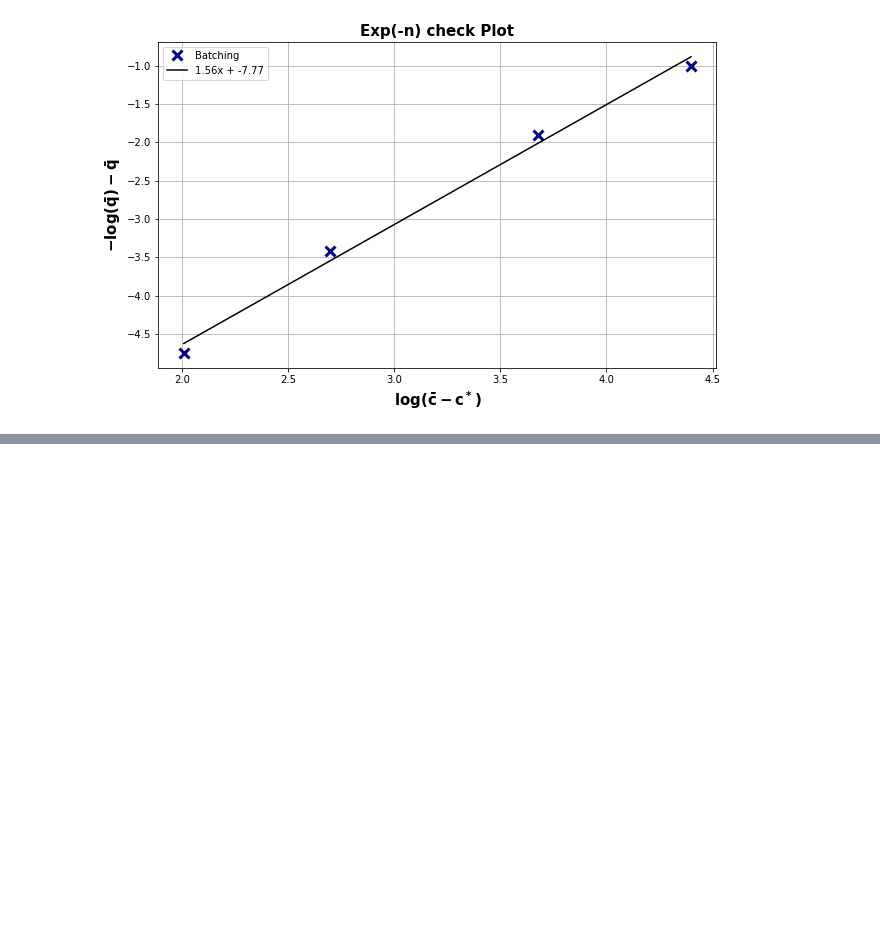
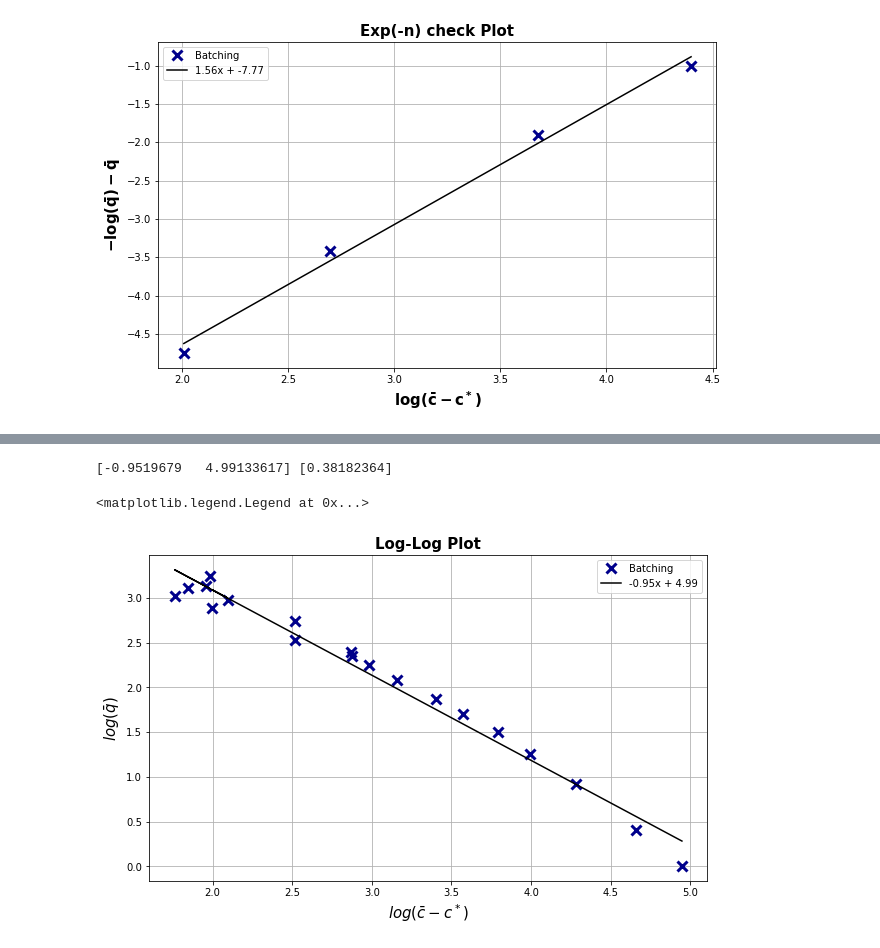
Before and after one commit to mew-two-github/Spatial-Matching-Simulations, a Jupyter notebook: fc_plots.ipynb, the cells around one changed output, grey strips where cells are left out. Saved outputs shown, nothing was run; the diff lists cells and outputs as text; code cells hidden in the pictures; blank space fills up the shorter version.

```diff
--- a/fc_plots.ipynb
+++ b/fc_plots.ipynb
@@ -1819,0 +1948,41 @@ plt.legend(["Batching", str(round(predict2_2[1],2))+"x + " + str(round(predict2_
+# %%
+# Polynomial fit
+deg = 1
+# xM2 = np.log(average_cost_M_sc[1:10]-Cstar)
+# yM2 = np.log(average_queue_M_sc[1:10])
+
+m = 1.01
+c = 0
+
+average_queue_B_p = average_queue_B[average_cost_B>Cstar_rand*m+c]
+average_cost_B_p = average_cost_B[average_cost_B>Cstar_rand*m+c]
+
+beg = 0
+end = len(average_cost_B_p) -1
+
+xB2 = np.log(average_cost_B_p[beg:end]-Cstar_rand)
+yB2 = np.log(average_queue_B_p[beg:end])
+
+
+
+plt.figure( figsize=(10,6) )
+plt.ylabel("Average queue length", weight='bold',fontsize=12)
+plt.xlabel("Average cost", weight='bold',fontsize=12)
+plt.title("c vs q", weight='bold',fontsize=15)
+plt.grid(True)
+plt.plot(xB2, yB2,'x',markersize = 10, markeredgewidth=3, markeredgecolor="darkblue")
+pB, resB, _, _, _ = np.polyfit(xB2, yB2, 1, full=True)
+print(pB,resB)
+predict2_2 = np.poly1d(pB)
+x  = np.array(xB2)
+y = predict2_2(x)
+plt.plot(x, y,'black')
+
+plt.ylabel(r"$log(\bar{q})$", weight='bold',fontsize=15)
+plt.xlabel(r"$log(\bar{c}-c^*)$", weight='bold',fontsize=15)
+plt.title("Log-Log Plot", weight='bold',fontsize=15)
+plt.legend(["Batching", str(round(predict2_2[1],2))+"x + " + str(round(predict2_2[0],2))])
+# %% [output]
+[-0.9519679   4.99133617] [0.38182364]
+<matplotlib.legend.Legend at 0x...>
+[figure, added]
```
Also changed, not shown: parts of 12 cells of this notebook.
